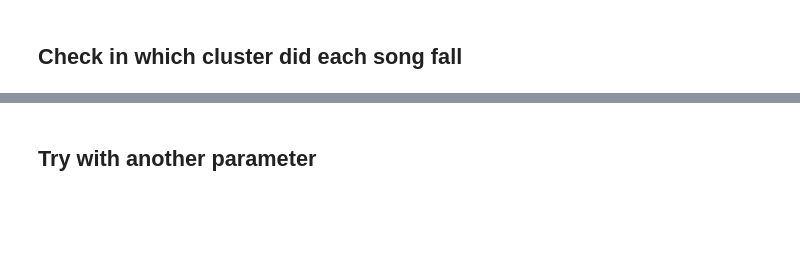
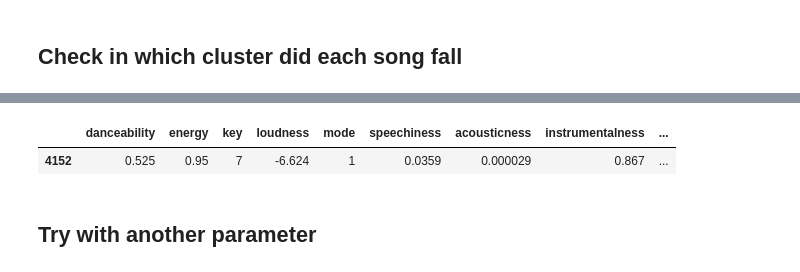
Before and after one commit to ChristinIskander/Song-Recommender-Spotify, a Jupyter notebook: Spotify Clustering.ipynb, the cells around one changed output, grey strips where cells are left out. Cells and saved outputs as stored; diff of their text form; code cells hidden in the pictures; blank space fills up the shorter version.

```diff
--- a/Spotify Clustering.ipynb
+++ b/Spotify Clustering.ipynb
@@ -207,3 +178,8 @@ final_list.dropna(inplace=True)
+# %%
+X[X['cluster'] == 2].sample()
+# %% [output]
+|  | danceability | energy | key | loudness | mode | speechiness | acousticness | instrumentalness | ... |
+| 4152 | 0.525 | 0.95 | 7 | -6.624 | 1 | 0.0359 | 0.000029 | 0.867 | ... |
 # %% [markdown]
 ## Try with another parameter
 # %%
```
Also changed, not shown: parts of 25 cells of this notebook.
